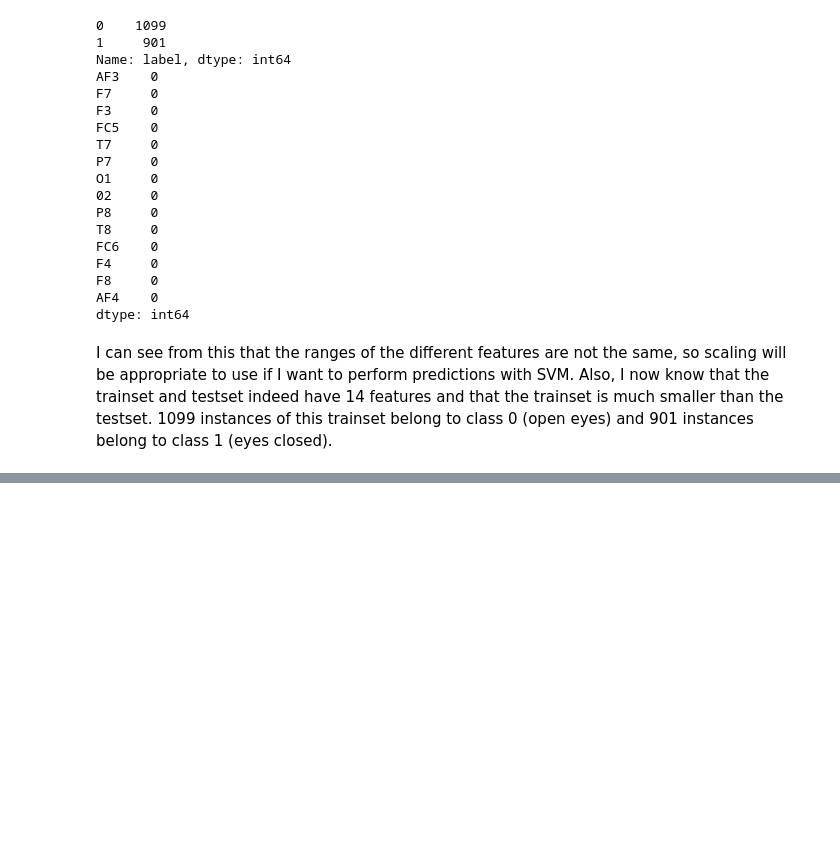
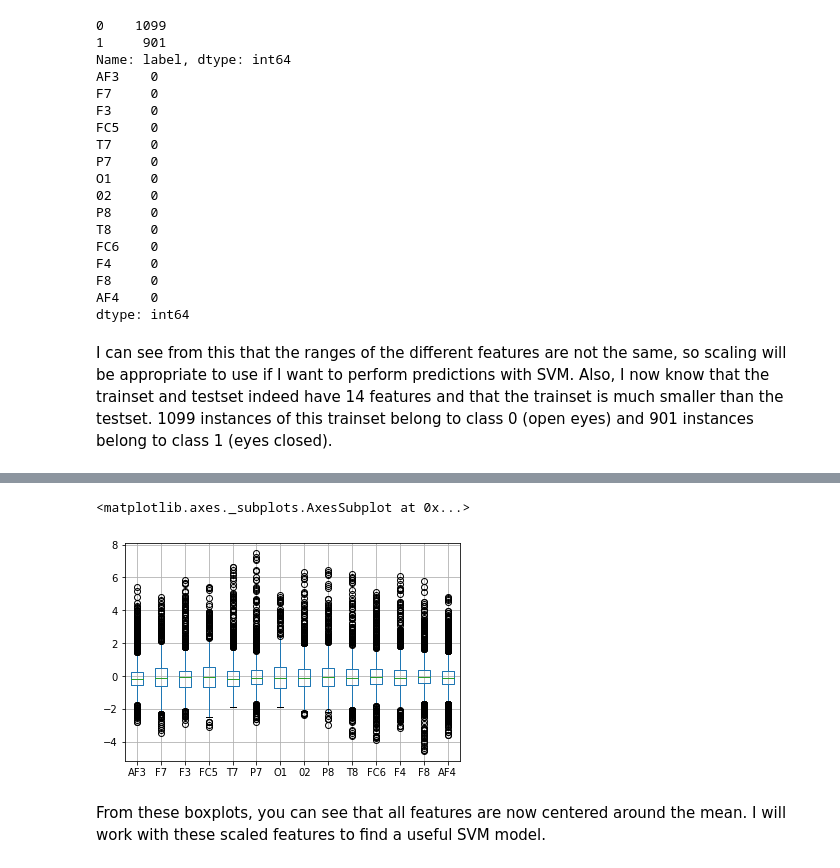
Before and after one commit to SarahGoddaer/Machine_Learning_course_UGent_D012554_kaggle, a Jupyter notebook: Kaggle_eye_blinking_prediciton_workinprogress.ipynb, the cells around one changed output, grey strips where cells are left out. Drawn from its saved outputs; the diff is of its cells as text; code cells hidden in the pictures; blank space fills up the shorter version.

```diff
--- a/Kaggle_eye_blinking_prediciton_workinprogress.ipynb
+++ b/Kaggle_eye_blinking_prediciton_workinprogress.ipynb
@@ -80,0 +87,18 @@ I can see from this that the ranges of the different features are not the same,
+# %%
+from sklearn import preprocessing
+from sklearn.preprocessing import StandardScaler
+
+scaler = preprocessing.StandardScaler()
+features = scaler.fit_transform(features)
+test_features = scaler.transform(test_features)
+
+features = pd.DataFrame(features, columns=feature_names)
+test_features = pd.DataFrame(test_features, columns=test_feature_names)
+
+#Visualizing the scaled trainset features
+features.boxplot()
+# %% [output]
+<matplotlib.axes._subplots.AxesSubplot at 0x...>
+[figure, added]
+# %% [markdown]
+From these boxplots, you can see that all features are now centered around the mean. I will work with these scaled features to find a useful SVM model.
```
Also changed, not shown: parts of 6 cells of this notebook.
